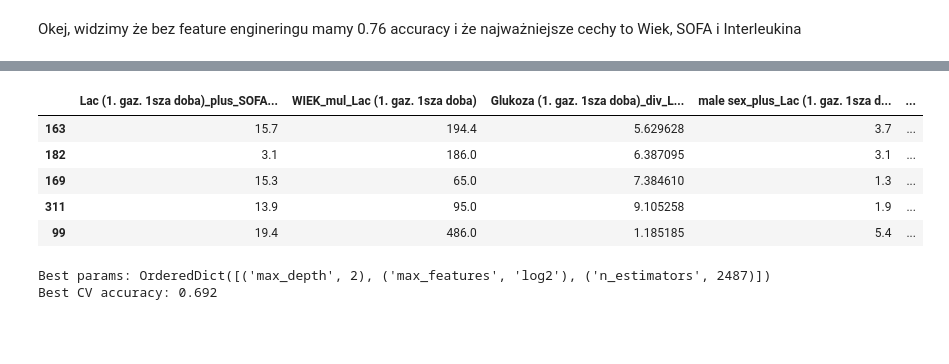
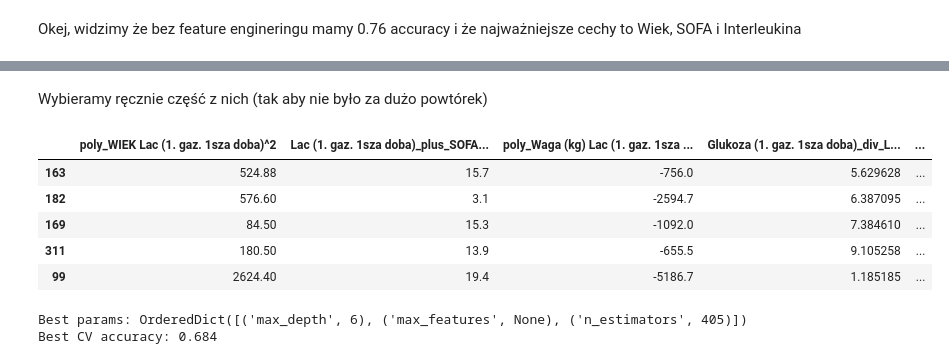
Before and after one commit to fimpro/ProjektMPSI, a Jupyter notebook: SimpleClassification.ipynb, the cells around one changed output, grey strips where cells are left out. Cells and saved outputs as stored; diff of their text form; code cells hidden in the pictures; blank space fills up the shorter version.

Commit message:
feature engineering and ensemble

```diff
--- a/SimpleClassification.ipynb
+++ b/SimpleClassification.ipynb
@@ -29,7 +29,6 @@ import numpy as np
 from sklearn.model_selection import train_test_split
 from sklearn.metrics import accuracy_score
 from sklearn.impute import SimpleImputer
-from sklearn.pipeline import Pipeline
 
 X_zgon = zgon_df.drop(columns=['zgon'])
 y_zgon = zgon_df['zgon']
@@ -47,10 +46,7 @@ X_train_zgon, X_test_zgon, y_train_zgon, y_test_zgon = train_test_split(
 )
 
 # Pipeline: replace missing values with mean and train a decision tree
-clf_zgon = Pipeline([
-    ('imputer', SimpleImputer(strategy='mean')),
-    ('tree', DecisionTreeClassifier(max_depth=4, random_state=42))
-])
+clf_zgon = DecisionTreeClassifier(max_depth=4, random_state=42)
 clf_zgon.fit(X_train_zgon, y_train_zgon)
 
 # Evaluate on train
@@ -59,8 +55,8 @@ acc_train = accuracy_score(y_train_zgon, y_train_pred)
 print(f"Train accuracy: {acc_train:.3f}")
 
 # Evaluate on test
-y_test_pred = clf_zgon.predict(X_test_zgon)
-acc_test = accuracy_score(y_test_zgon, y_test_pred)
+y_valid_pred = clf_zgon.predict(X_test_zgon)
+acc_test = accuracy_score(y_test_zgon, y_valid_pred)
 print(f"Test accuracy: {acc_test:.3f}")
 # %% [output]
 Train accuracy: 0.763
@@ -160,34 +193,47 @@ top_10_df
-# %%
-X_train_feats = X_combined_feats.loc[X_train_zgon.index]
-X_test_feats = X_combined_feats.loc[X_test_zgon.index]
-X_train_feats.head()
-# %% [output]
-|  | Lac (1. gaz. 1sza doba)_plus_SOFA... | WIEK_mul_Lac (1. gaz. 1sza doba) | Glukoza (1. gaz. 1sza doba)_div_L... | male sex_plus_Lac (1. gaz. 1sza d... | ... |
-| 163 | 15.7 | 194.4 | 5.629628 | 3.7 | ... |
-| 182 | 3.1 | 186.0 | 6.387095 | 3.1 | ... |
-| 169 | 15.3 | 65.0 | 7.384610 | 1.3 | ... |
-| 311 | 13.9 | 95.0 | 9.105258 | 1.9 | ... |
-| 99 | 19.4 | 486.0 | 1.185185 | 5.4 | ... |
+# %% [markdown]
+Wybieramy ręcznie część z nich (tak aby nie było za dużo powtórek)
+# %%
+selected_features = [
+    'poly_WIEK Lac (1. gaz. 1sza doba)^2',
+    'Lac (1. gaz. 1sza doba)_plus_SOFA - punktacja',
+    'poly_Waga (kg) Lac (1. gaz. 1sza doba) BE (1. gaz. 1sza doba)',
+    'Glukoza (1. gaz. 1sza doba)_div_Lac (1. gaz. 1sza doba)',
+    'BE (1. gaz. 1sza doba)_minus_Sepsa (0/1)',
+    'poly_Wzrost (cm) Lac (1. gaz. 1sza doba)^2',
+    'male sex_plus_Lac (1. gaz. 1sza doba)',
+    'poly_WIEK Wzrost (cm) BE (1. gaz. 1sza doba)'
+]
+
+X_top_30_feats = pd.DataFrame({name: feature_data[name] for name, _ in top_30})
+X_selected_feats = X_top_30_feats[[col for col in selected_features if col in X_top_30_feats.columns]]
+
+X_train_feats = X_selected_feats.loc[X_train_zgon.index]
+X_test_feats = X_selected_feats.loc[X_test_zgon.index]
+X_train_feats.head()
+# %% [output]
+|  | poly_WIEK Lac (1. gaz. 1sza doba)^2 | Lac (1. gaz. 1sza doba)_plus_SOFA... | poly_Waga (kg) Lac (1. gaz. 1sza ... | Glukoza (1. gaz. 1sza doba)_div_L... | ... |
+| 163 | 524.88 | 15.7 | -756.0 | 5.629628 | ... |
+| 182 | 576.60 | 3.1 | -2594.7 | 6.387095 | ... |
+| 169 | 84.50 | 15.3 | -1092.0 | 7.384610 | ... |
+| 311 | 180.50 | 13.9 | -655.5 | 9.105258 | ... |
+| 99 | 2624.40 | 19.4 | -5186.7 | 1.185185 | ... |
 # %%
 from skopt import BayesSearchCV # scikit-optimize
-from sklearn.ensemble import RandomForestClassifier
 from skopt.space import Integer, Categorical
 from sklearn.model_selection import StratifiedKFold
 
 search_space = {
     'max_depth': Integer(2, 15),
-    'n_estimators': Integer(100, 5000),
+    'n_estimators': Integer(100, 2000),
     'max_features': Categorical(['sqrt', 'log2', None]),
 }
-
-cv = StratifiedKFold(n_splits=5, shuffle=True)
 
 opt = BayesSearchCV(
     estimator=RandomForestClassifier(),
     search_spaces=search_space,
-    n_iter=50,
+    n_iter=30,
     scoring='accuracy',
-    cv=cv,
+    cv=StratifiedKFold(n_splits=5, shuffle=True),
     n_jobs=-1
 )
 
@@ -196,8 +242,8 @@ opt.fit(X_train_feats, y_train_zgon)
 print("Best params:", opt.best_params_)
 print(f"Best CV accuracy: {opt.best_score_:.3f}")
 # %% [output]
-Best params: OrderedDict([('max_depth', 2), ('max_features', 'log2'), ('n_estimators', 2487)])
-Best CV accuracy: 0.692
+Best params: OrderedDict([('max_depth', 6), ('max_features', None), ('n_estimators', 405)])
+Best CV accuracy: 0.684
 # %%
 results = []
 for seed in range(10):
```
Also changed, not shown: parts of 19 cells of this notebook.
